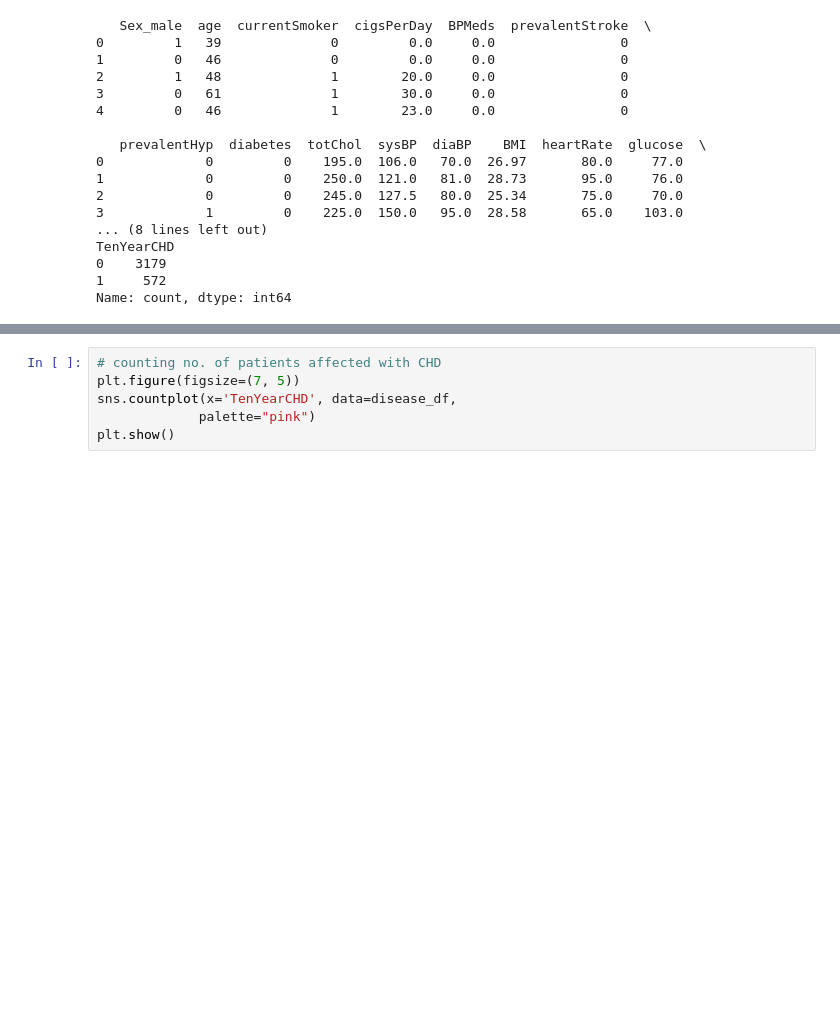
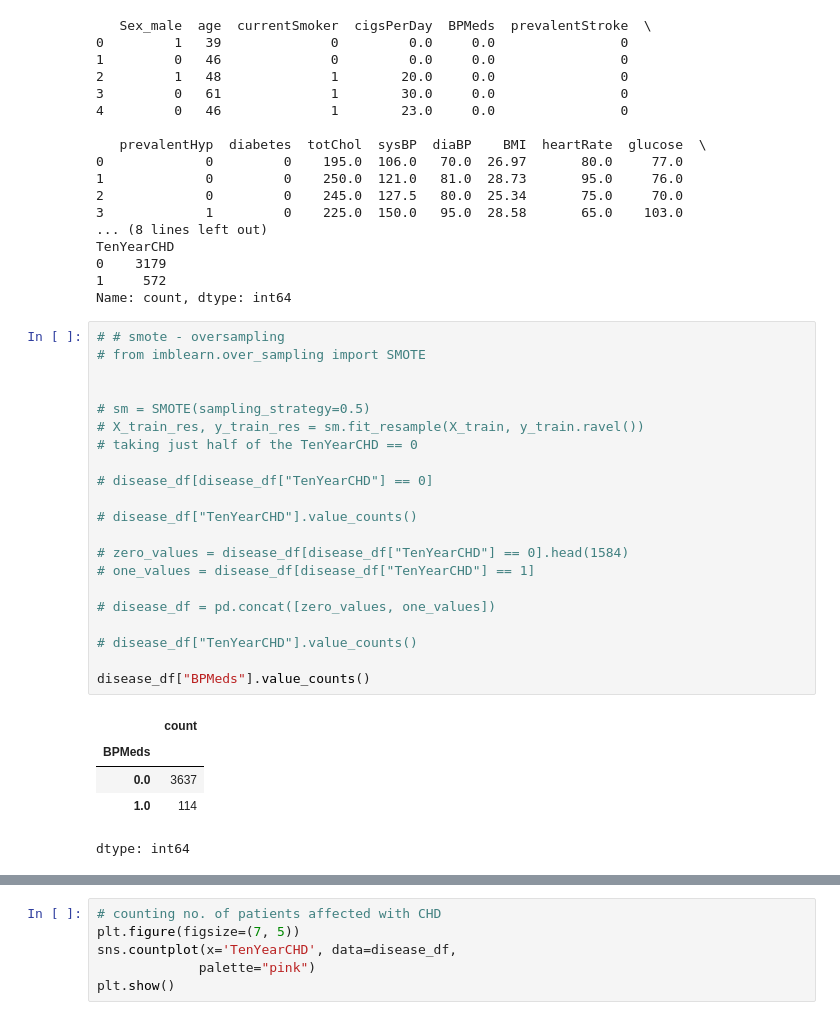
Before and after one commit to SheilaMumbi/Emobilis-Project, a Jupyter notebook: Heart_Disease_Prediction.ipynb, the cells around one changed output, grey strips where cells are left out. Cells and saved outputs as stored; diff of their text form; blank space fills up the shorter version.

```diff
--- a/Heart_Disease_Prediction.ipynb
+++ b/Heart_Disease_Prediction.ipynb
@@ -62,3 +87,30 @@ TenYearCHD
 0    3179
 1     572
 Name: count, dtype: int64
+# %%
+# # smote - oversampling
+# from imblearn.over_sampling import SMOTE
+
+
+# sm = SMOTE(sampling_strategy=0.5)
+# X_train_res, y_train_res = sm.fit_resample(X_train, y_train.ravel())
+# taking just half of the TenYearCHD == 0
+
+# disease_df[disease_df["TenYearCHD"] == 0]
+
+# disease_df["TenYearCHD"].value_counts()
+
+# zero_values = disease_df[disease_df["TenYearCHD"] == 0].head(1584)
+# one_values = disease_df[disease_df["TenYearCHD"] == 1]
+
+# disease_df = pd.concat([zero_values, one_values])
+
+# disease_df["TenYearCHD"].value_counts()
+
+disease_df["BPMeds"].value_counts()
+# %% [output]
+|  | count |
+| BPMeds |  |
+| 0.0 | 3637 |
+| 1.0 | 114 |
+dtype: int64
```
Also changed, not shown: parts of 13 cells of this notebook.
